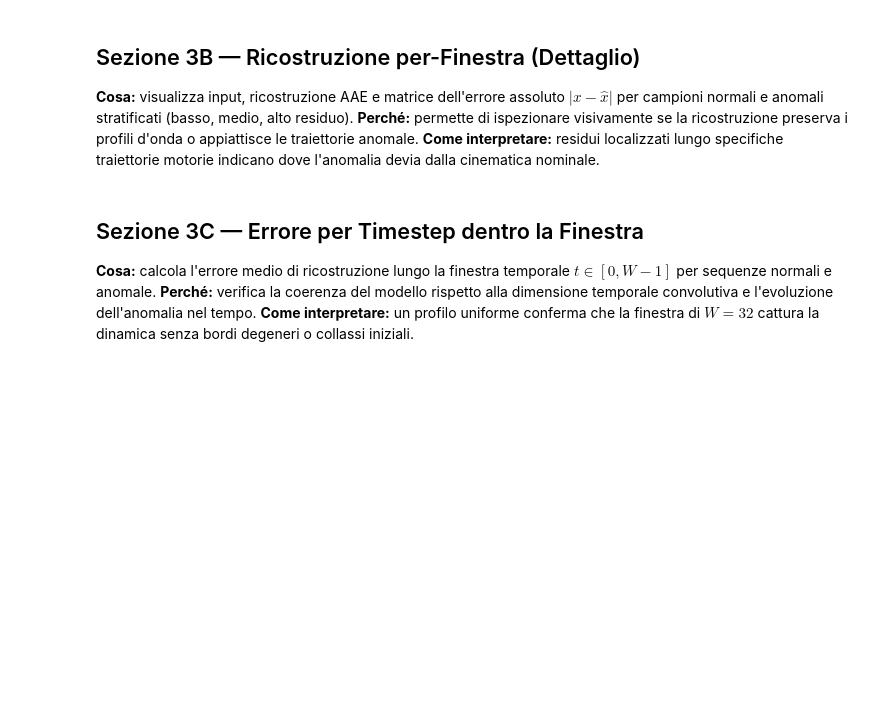
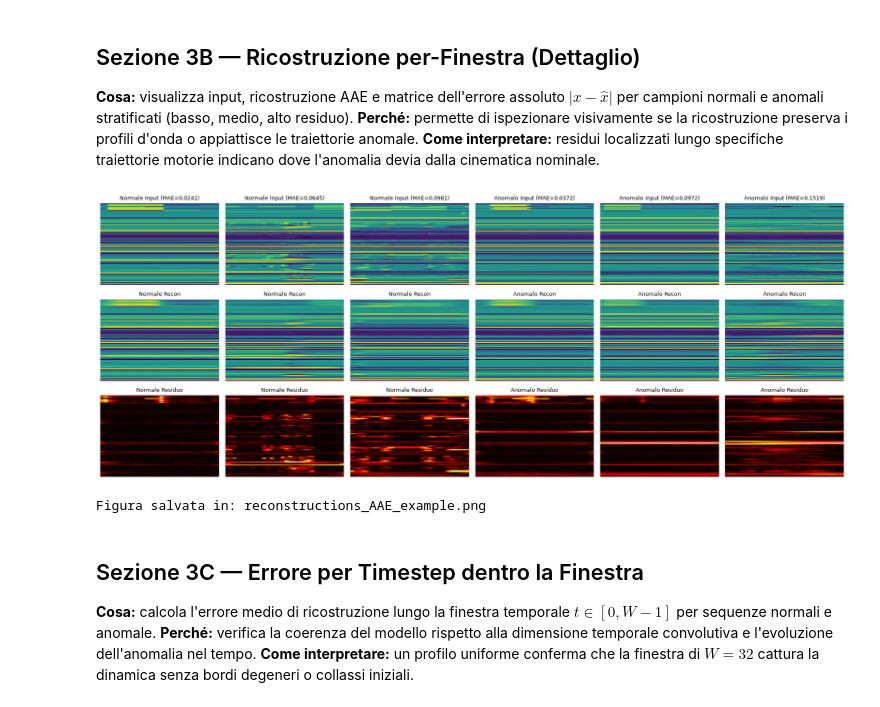
Before and after one commit to s349534/AM01-Detection-of-Anomalous-Behaviour-in-Industrial-Robot, a Jupyter notebook: notebooks/04_model_diagnosis_aae.ipynb, the cells around one changed output. Drawn from its saved outputs; the diff is of its cells as text; code cells hidden in the pictures; blank space fills up the shorter version.

```diff
--- a/notebooks/04_model_diagnosis_aae.ipynb
+++ b/notebooks/04_model_diagnosis_aae.ipynb
@@ -365,33 +422,41 @@ samples_norm = select_stratified_samples(val_normal_loader, model, DEVICE)
 samples_anom = select_stratified_samples(val_anomaly_loader, model, DEVICE)
 
 fig, axes = plt.subplots(3, 6, figsize=(18, 7))
 all_samples = [("Normale", s) for s in samples_norm] + [("Anomalo", s) for s in samples_anom]
 
 for col, (label, (win, err)) in enumerate(all_samples):
     x_in = win.unsqueeze(0).to(DEVICE)
     with torch.no_grad():
         x_rec = model(x_in)
     x_np = x_in.squeeze(0).cpu().numpy().T
     rec_np = x_rec.squeeze(0).cpu().numpy().T
     err_map = np.abs(x_np - rec_np)
 
     # Input
     axes[0, col].imshow(x_np, aspect="auto", cmap="viridis")
     axes[0, col].set_title(f"{label} Input (MAE={err:.4f})", fontsize=9)
     axes[0, col].axis("off")
 
     # Ricostruzione
     axes[1, col].imshow(rec_np, aspect="auto", cmap="viridis")
     axes[1, col].set_title(f"{label} Recon", fontsize=9)
     axes[1, col].axis("off")
 
     # Mappa Errore
     im = axes[2, col].imshow(err_map, aspect="auto", cmap="hot")
     axes[2, col].set_title(f"{label} Residuo", fontsize=9)
     axes[2, col].axis("off")
 
 plt.tight_layout()
 plt.show()
+# Salva figura per il confronto finale in reports/figures/
+rec_path = PROJECT_ROOT / "reports" / "figures" / "reconstructions_AAE_example.png"
+rec_path.parent.mkdir(parents=True, exist_ok=True)
+fig.savefig(rec_path, dpi=150, bbox_inches="tight")
+print(f"Figura salvata in: {rec_path.name}")
+# %% [output]
+[figure, added]
+Figura salvata in: reconstructions_AAE_example.png
 # %% [markdown]
 ## Sezione 3C — Errore per Timestep dentro la Finestra
 
```
Also changed, not shown: parts of 13 cells of this notebook, 5 other files.
